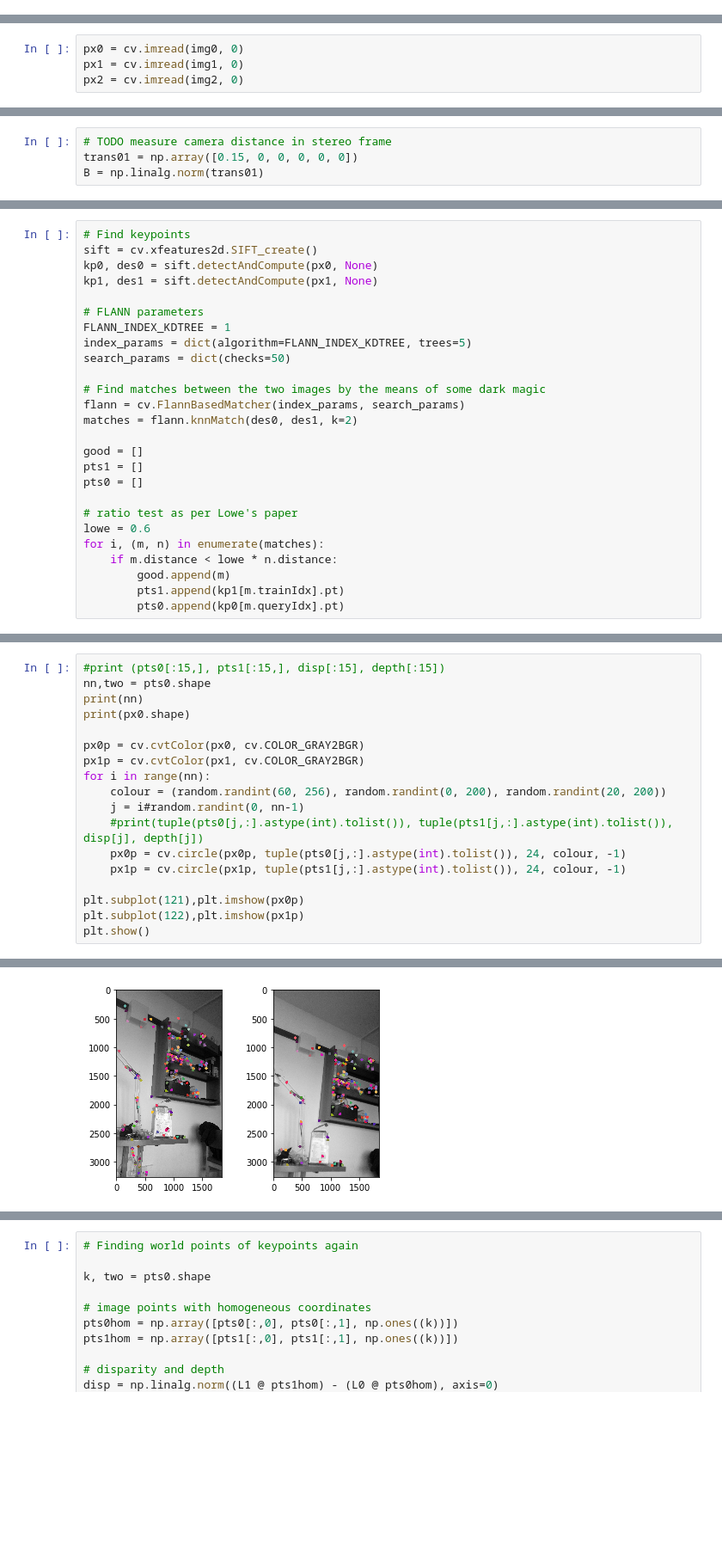
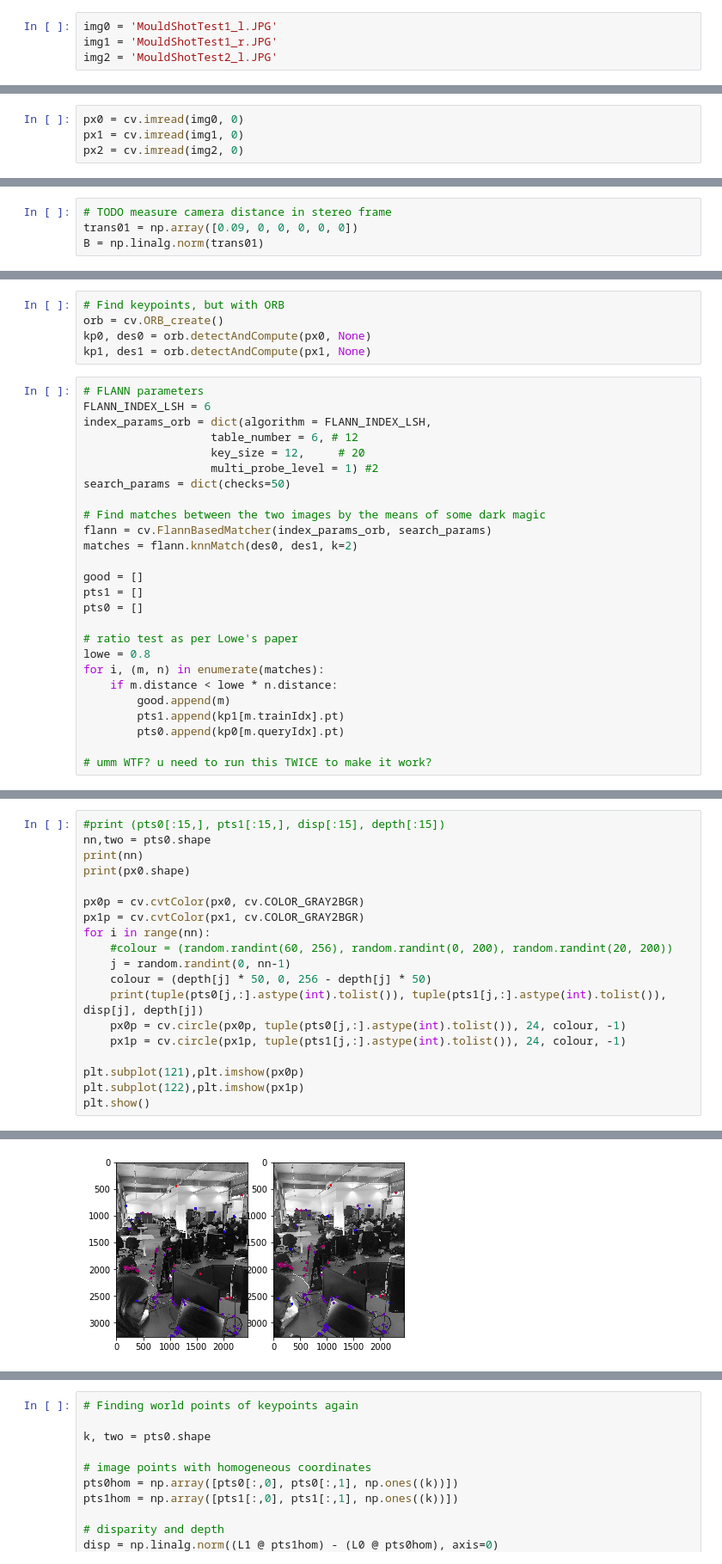
Before and after one commit to CSTOscar/AbsoluteObject3DMap, a Jupyter notebook: slam/CVSlam.ipynb, the cells around one changed output, grey strips where cells are left out. Shown at 86% size. Drawn from its saved outputs; the diff is of its cells as text; blank space fills up the shorter version.

```diff
--- a/slam/CVSlam.ipynb
+++ b/slam/CVSlam.ipynb
@@ -16,3 +12,7 @@ img2 = 'k2.jpg'
+# %%
+img0 = 'MouldShotTest1_l.JPG'
+img1 = 'MouldShotTest1_r.JPG'
+img2 = 'MouldShotTest2_l.JPG'
 # %%
 def imgval(I, p):
     h,w = I.shape
@@ -65,5 +79,5 @@ L0 = np.linalg.inv(K0) # require square camera matrix (so without the fourth all
 L1 = np.linalg.inv(K1)
 # %%
 # TODO measure camera distance in stereo frame
-trans01 = np.array([0.15, 0, 0, 0, 0, 0])
+trans01 = np.array([0.09, 0, 0, 0, 0, 0])
 B = np.linalg.norm(trans01)
@@ -70,16 +113,19 @@ B = np.linalg.norm(trans01)
+# %%
+# Find keypoints, but with ORB
+orb = cv.ORB_create()
+kp0, des0 = orb.detectAndCompute(px0, None)
+kp1, des1 = orb.detectAndCompute(px1, None)
 # %%
-# Find keypoints
-sift = cv.xfeatures2d.SIFT_create()
-kp0, des0 = sift.detectAndCompute(px0, None)
-kp1, des1 = sift.detectAndCompute(px1, None)
-
 # FLANN parameters
-FLANN_INDEX_KDTREE = 1
-index_params = dict(algorithm=FLANN_INDEX_KDTREE, trees=5)
+FLANN_INDEX_LSH = 6
+index_params_orb = dict(algorithm = FLANN_INDEX_LSH,
+                   table_number = 6, # 12
+                   key_size = 12,     # 20
+                   multi_probe_level = 1) #2
 search_params = dict(checks=50)
 
 # Find matches between the two images by the means of some dark magic
-flann = cv.FlannBasedMatcher(index_params, search_params)
+flann = cv.FlannBasedMatcher(index_params_orb, search_params)
 matches = flann.knnMatch(des0, des1, k=2)
 
 good = []
@@ -87,12 +133,14 @@ pts1 = []
 pts0 = []
 
 # ratio test as per Lowe's paper
-lowe = 0.6
+lowe = 0.8
 for i, (m, n) in enumerate(matches):
     if m.distance < lowe * n.distance:
         good.append(m)
         pts1.append(kp1[m.trainIdx].pt)
         pts0.append(kp0[m.queryIdx].pt)
+
+# umm WTF? u need to run this TWICE to make it work?
 # %%
 # Finding world points of keypoints
 
@@ -139,9 +171,10 @@ print(px0.shape)
 px0p = cv.cvtColor(px0, cv.COLOR_GRAY2BGR)
 px1p = cv.cvtColor(px1, cv.COLOR_GRAY2BGR)
 for i in range(nn):
-    colour = (random.randint(60, 256), random.randint(0, 200), random.randint(20, 200))
-    j = i#random.randint(0, nn-1)
-    #print(tuple(pts0[j,:].astype(int).tolist()), tuple(pts1[j,:].astype(int).tolist()), disp[j], depth[j])
+    #colour = (random.randint(60, 256), random.randint(0, 200), random.randint(20, 200))
+    j = random.randint(0, nn-1)
+    colour = (depth[j] * 50, 0, 256 - depth[j] * 50)
+    print(tuple(pts0[j,:].astype(int).tolist()), tuple(pts1[j,:].astype(int).tolist()), disp[j], depth[j])
     px0p = cv.circle(px0p, tuple(pts0[j,:].astype(int).tolist()), 24, colour, -1)
     px1p = cv.circle(px1p, tuple(pts1[j,:].astype(int).tolist()), 24, colour, -1)
 
@@ -154,4 +202,4 @@ plt.show()
-[figure, old version]
+[figure, new version]
 # %%
 # Trying to determine camera movement between images,
 xi0 = np.array([.0,.00,0.0,0.0,0.0,0.0])
```
Also changed, not shown: parts of 22 cells of this notebook.
